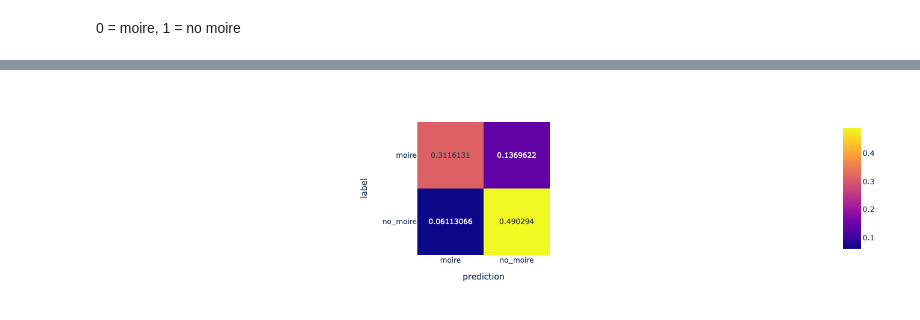
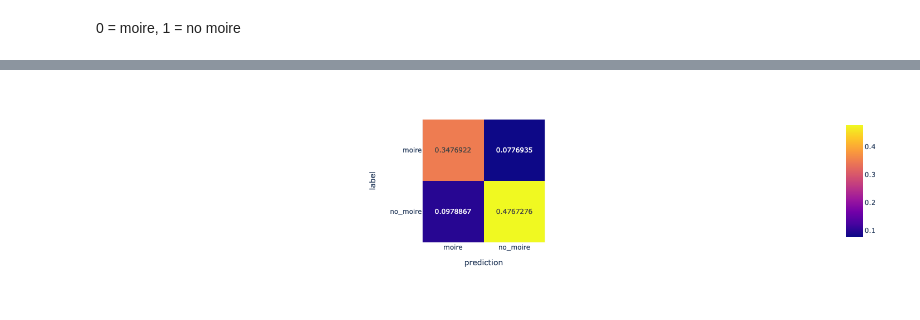
Before and after one commit to FBirwe/master-thesis_moire_detection, a Jupyter notebook: 80_Auswertungen/calc_model_metrics.ipynb, the cells around one changed output, grey strips where cells are left out. Drawn from its saved outputs; the diff is of its cells as text; code cells hidden in the pictures.

```diff
--- a/80_Auswertungen/calc_model_metrics.ipynb
+++ b/80_Auswertungen/calc_model_metrics.ipynb
@@ -181,4 +122,4 @@ test_metrics
-# %%
-get_confusion_matrix( test_metrics, relative=True )
-# %% [output]
-[figure, removed]
+# %%
+get_confusion_matrix( metrics['test'], relative=True )
+# %% [output]
+[figure, added]
```
Also changed, not shown: parts of 25 cells of this notebook, 2 other files.
